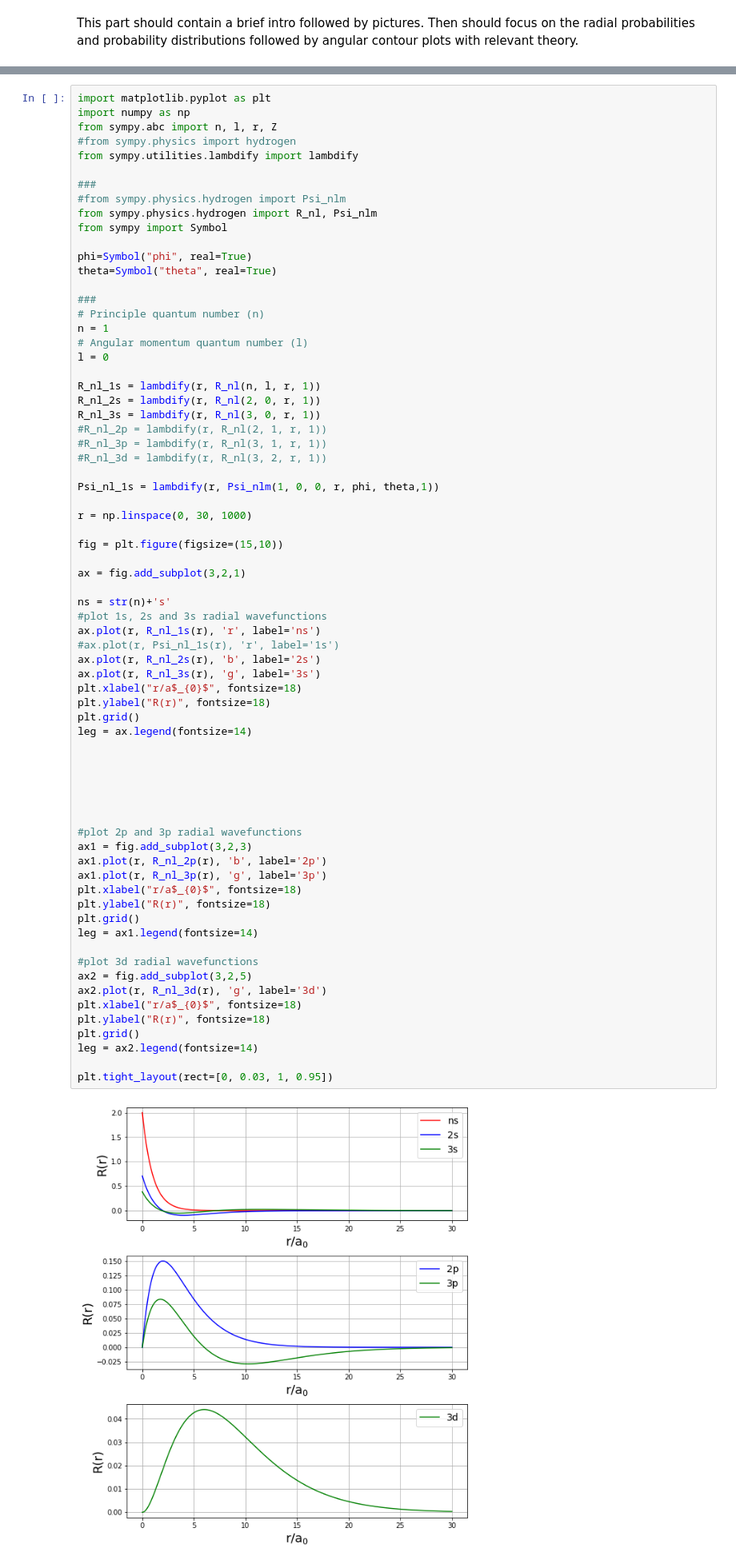
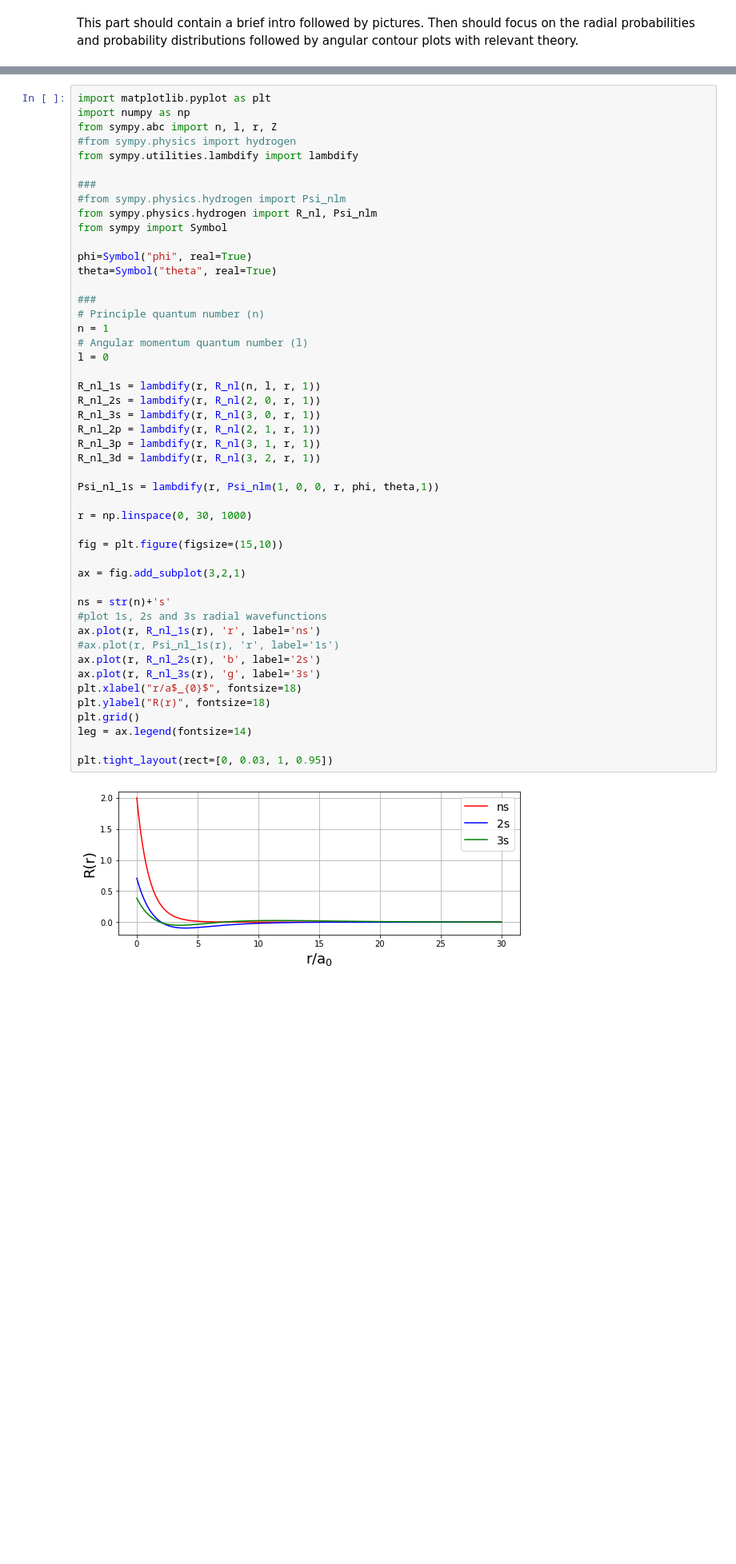
Before and after one commit to sokolov-group/jupyter_handouts, a Jupyter notebook: 03_hydrogen_atom/03_hydrogen_atom.ipynb, the cells around one changed output, grey strips where cells are left out. Shown: that part at 80% size. Drawn from its saved outputs; the diff is of its cells as text; blank space fills up the shorter version.

```diff
--- a/03_hydrogen_atom/03_hydrogen_atom.ipynb
+++ b/03_hydrogen_atom/03_hydrogen_atom.ipynb
@@ -214,57 +226,35 @@ theta=Symbol("theta", real=True)
 # Principle quantum number (n)
 n = 1
 # Angular momentum quantum number (l)
 l = 0
 
 R_nl_1s = lambdify(r, R_nl(n, l, r, 1))
 R_nl_2s = lambdify(r, R_nl(2, 0, r, 1))
 R_nl_3s = lambdify(r, R_nl(3, 0, r, 1))
-#R_nl_2p = lambdify(r, R_nl(2, 1, r, 1))
-#R_nl_3p = lambdify(r, R_nl(3, 1, r, 1))
-#R_nl_3d = lambdify(r, R_nl(3, 2, r, 1))
+R_nl_2p = lambdify(r, R_nl(2, 1, r, 1))
+R_nl_3p = lambdify(r, R_nl(3, 1, r, 1))
+R_nl_3d = lambdify(r, R_nl(3, 2, r, 1))
 
 Psi_nl_1s = lambdify(r, Psi_nlm(1, 0, 0, r, phi, theta,1))
 
 r = np.linspace(0, 30, 1000)
 
 fig = plt.figure(figsize=(15,10))
 
 ax = fig.add_subplot(3,2,1)
 
 ns = str(n)+'s'
 #plot 1s, 2s and 3s radial wavefunctions
 ax.plot(r, R_nl_1s(r), 'r', label='ns')
 #ax.plot(r, Psi_nl_1s(r), 'r', label='1s')
 ax.plot(r, R_nl_2s(r), 'b', label='2s')
 ax.plot(r, R_nl_3s(r), 'g', label='3s')
 plt.xlabel("r/a$_{0}$", fontsize=18)
 plt.ylabel("R(r)", fontsize=18)
 plt.grid()
 leg = ax.legend(fontsize=14)
 
-
-
-
-
-
-#plot 2p and 3p radial wavefunctions
-ax1 = fig.add_subplot(3,2,3)
-ax1.plot(r, R_nl_2p(r), 'b', label='2p')
-ax1.plot(r, R_nl_3p(r), 'g', label='3p')
-plt.xlabel("r/a$_{0}$", fontsize=18)
-plt.ylabel("R(r)", fontsize=18)
-plt.grid()
-leg = ax1.legend(fontsize=14)
-
-#plot 3d radial wavefunctions
-ax2 = fig.add_subplot(3,2,5)
-ax2.plot(r, R_nl_3d(r), 'g', label='3d')
-plt.xlabel("r/a$_{0}$", fontsize=18)
-plt.ylabel("R(r)", fontsize=18)
-plt.grid()
-leg = ax2.legend(fontsize=14)
-
 plt.tight_layout(rect=[0, 0.03, 1, 0.95])
 # %% [output]
-[figure, old version]
+[figure, new version]
 # %% [markdown]
```
Also changed, not shown: parts of 12 cells of this notebook.
